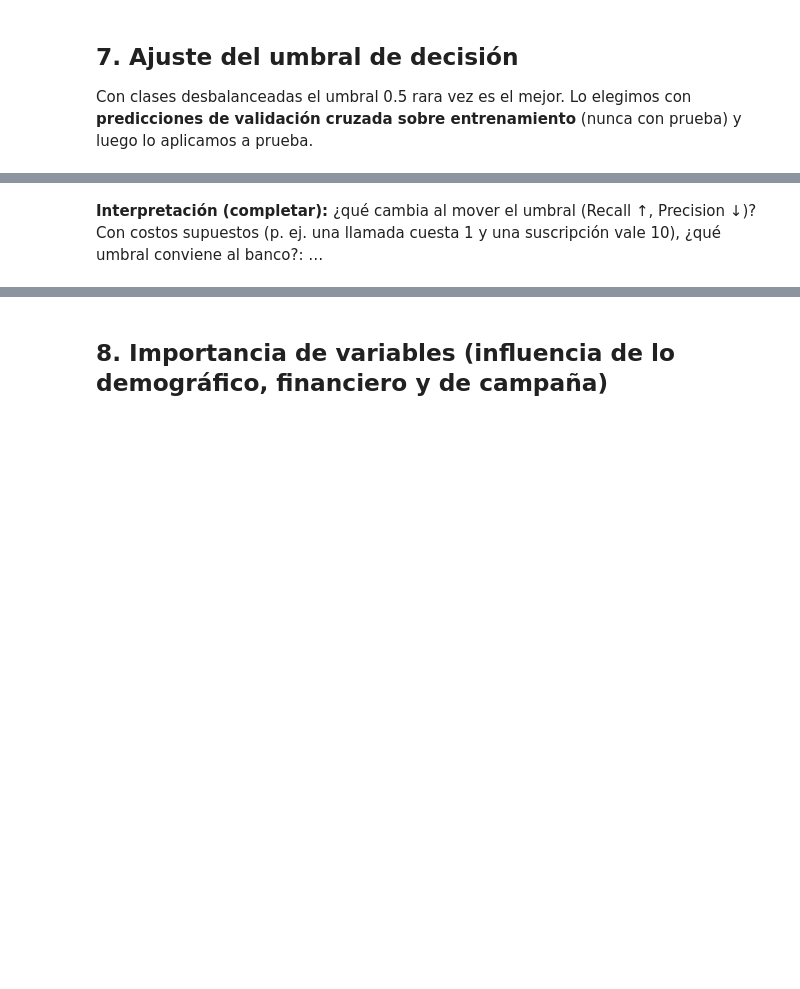
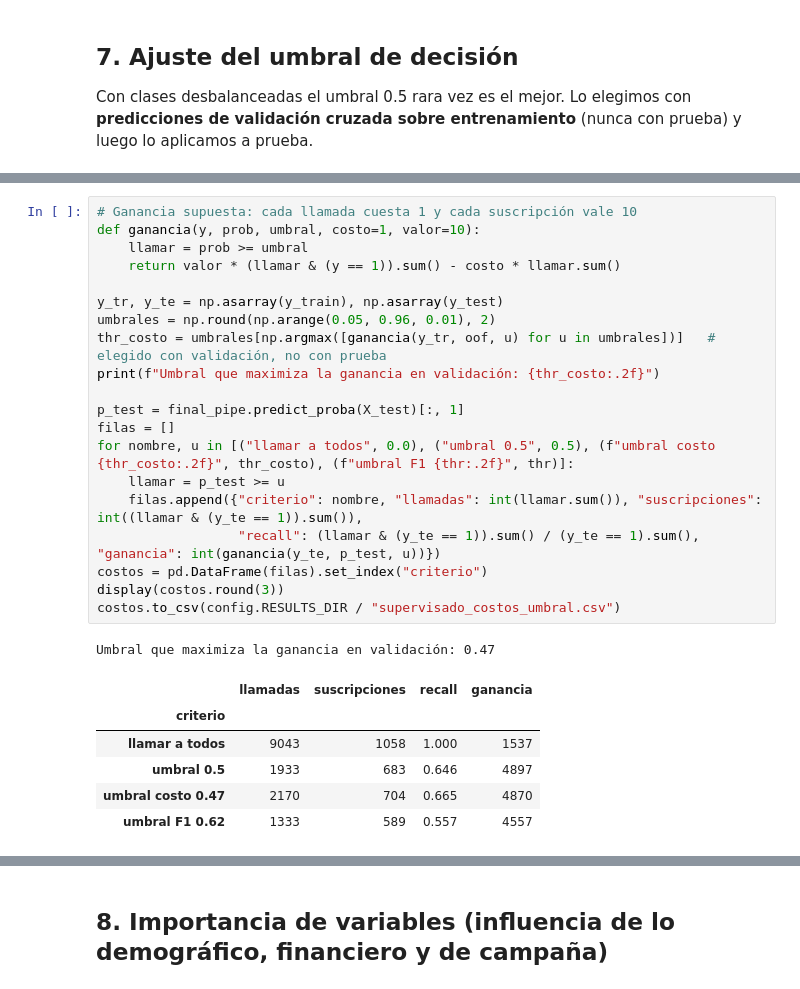
Before and after one commit to JuanaOsp28/uber-fares-bi, a Jupyter notebook: evaluacion 4/notebooks/02_supervisado.ipynb, the cells around one changed output, grey strips where cells are left out. Cells and saved outputs as stored; diff of their text form; blank space fills up the shorter version.

Commit message:
docs: resultados del componente supervisado, notebook ejecutado y métricas
Notebook con salidas, tablas de métricas en CSV, figuras e interpretación de resultados.

```diff
--- a/evaluacion 4/notebooks/02_supervisado.ipynb
+++ b/evaluacion 4/notebooks/02_supervisado.ipynb
@@ -158,3 +232,28 @@ plt.savefig(config.FIGURES_DIR / "sup_matriz_umbral_optimo.png", dpi=150, bbox_i
-# %% [markdown]
-**Interpretación (completar):** ¿qué cambia al mover el umbral (Recall ↑, Precision ↓)? Con costos supuestos
-(p. ej. una llamada cuesta 1 y una suscripción vale 10), ¿qué umbral conviene al banco?: …
+# %%
+# Ganancia supuesta: cada llamada cuesta 1 y cada suscripción vale 10
+def ganancia(y, prob, umbral, costo=1, valor=10):
+    llamar = prob >= umbral
+    return valor * (llamar & (y == 1)).sum() - costo * llamar.sum()
+
+y_tr, y_te = np.asarray(y_train), np.asarray(y_test)
+umbrales = np.round(np.arange(0.05, 0.96, 0.01), 2)
+thr_costo = umbrales[np.argmax([ganancia(y_tr, oof, u) for u in umbrales])]   # elegido con validación, no con prueba
+print(f"Umbral que maximiza la ganancia en validación: {thr_costo:.2f}")
+
+p_test = final_pipe.predict_proba(X_test)[:, 1]
+filas = []
+for nombre, u in [("llamar a todos", 0.0), ("umbral 0.5", 0.5), (f"umbral costo {thr_costo:.2f}", thr_costo), (f"umbral F1 {thr:.2f}", thr)]:
+    llamar = p_test >= u
+    filas.append({"criterio": nombre, "llamadas": int(llamar.sum()), "suscripciones": int((llamar & (y_te == 1)).sum()),
+                  "recall": (llamar & (y_te == 1)).sum() / (y_te == 1).sum(), "ganancia": int(ganancia(y_te, p_test, u))})
+costos = pd.DataFrame(filas).set_index("criterio")
+display(costos.round(3))
+costos.to_csv(config.RESULTS_DIR / "supervisado_costos_umbral.csv")
+# %% [output]
+Umbral que maximiza la ganancia en validación: 0.47
+|  | llamadas | suscripciones | recall | ganancia |
+| criterio |  |  |  |  |
+| llamar a todos | 9043 | 1058 | 1.000 | 1537 |
+| umbral 0.5 | 1933 | 683 | 0.646 | 4897 |
+| umbral costo 0.47 | 2170 | 704 | 0.665 | 4870 |
+| umbral F1 0.62 | 1333 | 589 | 0.557 | 4557 |
```
Also changed, not shown: parts of 23 cells of this notebook, 13 other files.
